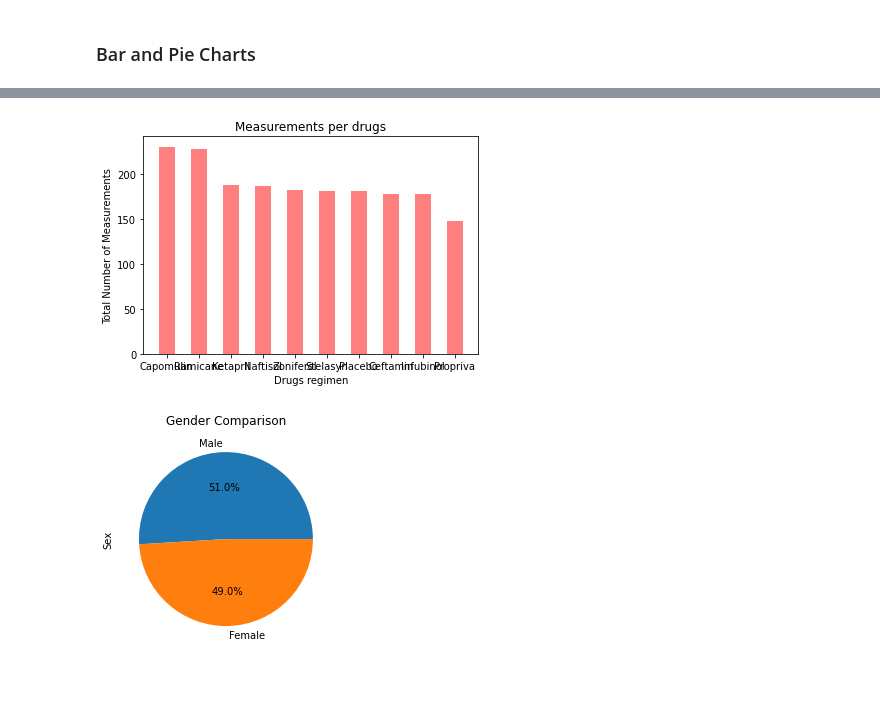
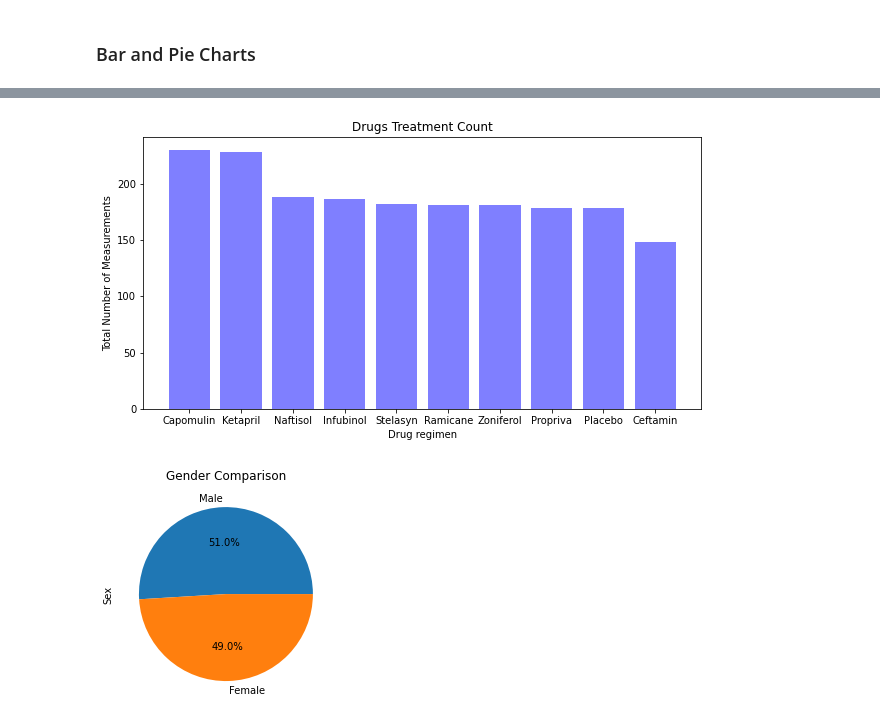
Before and after one commit to leilazintsem/Matplotlib-Challenge, a Jupyter notebook: Pymaceuticals/Main.ipynb, the cells around one changed output, grey strips where cells are left out. Cells and saved outputs as stored; diff of their text form; code cells hidden in the pictures; blank space fills up the shorter version.

```diff
--- a/Pymaceuticals/Main.ipynb
+++ b/Pymaceuticals/Main.ipynb
@@ -126,18 +168,27 @@ plt.show()
 # %%
 # Generate a bar plot showing the total number of measurements taken on each drug regimen using using pyplot
-drug_count = clean_data['Drug Regimen'].value_counts()
-Y_axis= drug_count.values
-X_axis = np.arange(len(Y_axis))
-drugs= drug_count.index
+#create list of drug for x_axis
+drug_list = clean_data['Drug Regimen'].unique().tolist()
+drug_list
 
-plt.bar(drugs, Y_axis, color='r', alpha=0.5, align='center', )
+#create count list for Y_axis
+drug_count = clean_data['Drug Regimen'].value_counts().tolist()
+drug_count
+
+#assign axis
+x_axis = drug_list
+y_axis = drug_count
+
+#Plot the chart
+plt.figure(figsize=(10,5))
+plt.bar(x_axis, y_axis, color='blue', alpha=0.5, align="center")
 
 plt.ylabel("Total Number of Measurements")
-plt.xlabel("Drugs regimen")
-plt.title("Measurements per drugs")
+plt.xlabel("Drug regimen")
+plt.title("Drugs Treatment Count")
 plt.show()
 # %% [output]
-[figure, old version]
+[figure, new version]
 # %%
 # Generate a pie plot showing the distribution of female versus male mice using pandas
 sex_count = clean_data["Sex"].value_counts()
```
Also changed, not shown: parts of 13 cells of this notebook.
